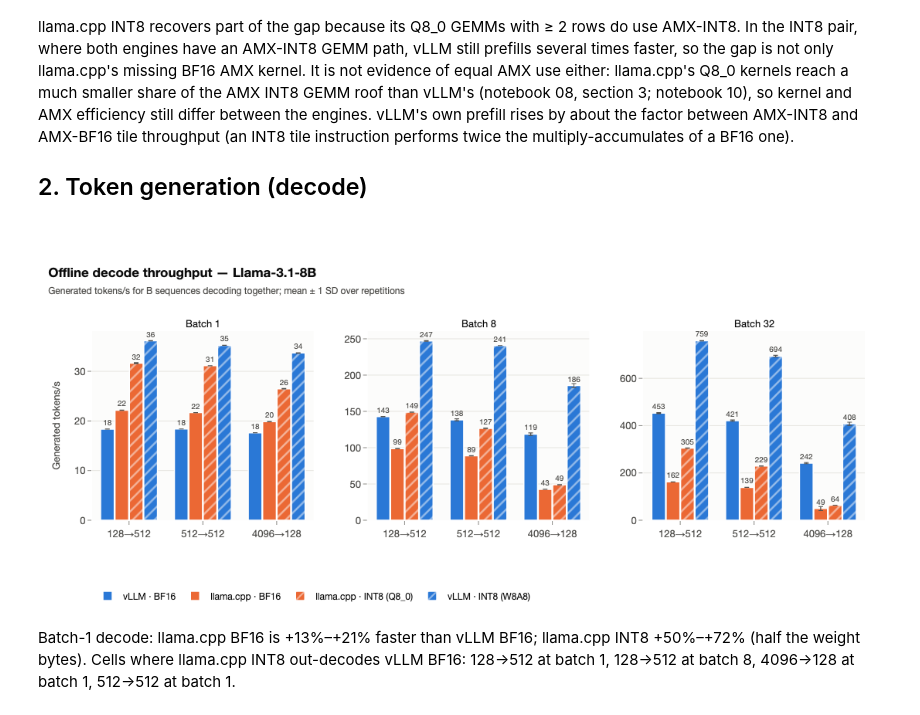
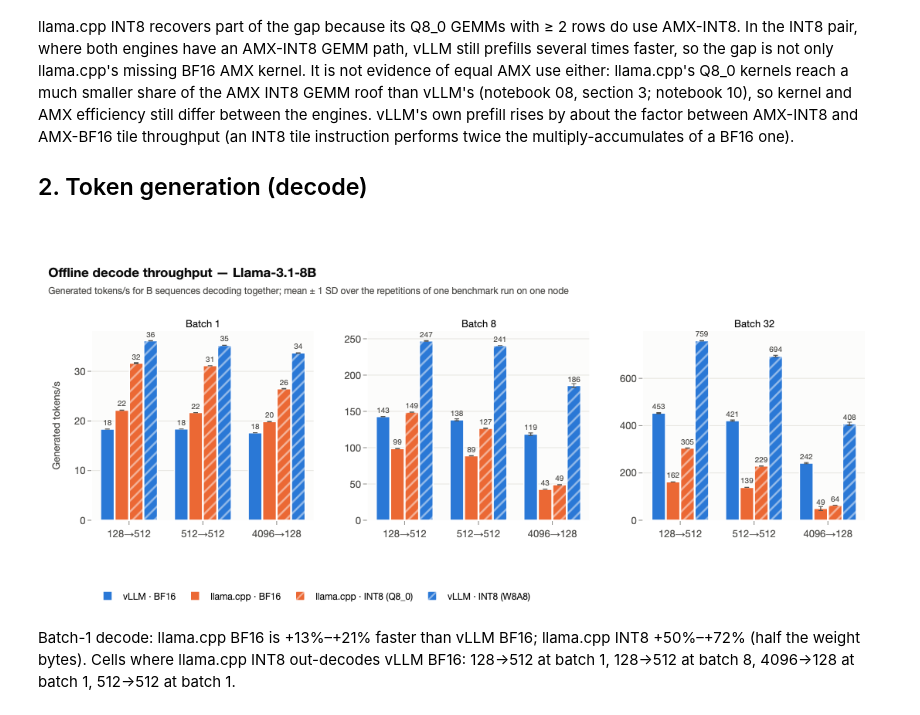
Before and after one commit to struggling-student/llm-backend-analysis, a Jupyter notebook: notebooks/backend_selection/02_offline_engine_benchmarks.ipynb, the cells around one changed output. Saved outputs shown, nothing was run; the diff lists cells and outputs as text; code cells hidden in the pictures.

```diff
--- a/notebooks/backend_selection/02_offline_engine_benchmarks.ipynb
+++ b/notebooks/backend_selection/02_offline_engine_benchmarks.ipynb
@@ -112,14 +112,14 @@ throughput (an INT8 tile instruction performs twice the multiply-accumulates of
 # %%
 fig = plots.grouped_bars(primary[primary["test"] == "decode"], x="workload_shape", y="tok_s_mean", error="tok_s_std",
                          facet="batch", facet_labels={1: "Batch 1", 8: "Batch 8", 32: "Batch 32"},
                          title=f"Offline decode throughput — {registry.model_label(MODEL)}",
-                         subtitle="Generated tokens/s for B sequences decoding together; mean ± 1 SD over repetitions",
+                         subtitle="Generated tokens/s for B sequences decoding together; mean ± 1 SD over the repetitions of one benchmark run on one node",
                          y_title="Generated tokens/s")
 fig.show()
 export_figure(fig, "offline_decode_throughput", source=NOTEBOOK,
-              caption="Offline decode tokens/s at batch 1, 8 and 32 for each engine (engine tools, scopes differ).")
+              caption="Offline decode tokens/s at batch 1, 8 and 32 for each engine (engine tools, scopes differ). Error bars: ±1 SD over the repetitions of one run on one node.")
 # %% [output]
-[figure, old version]
+[figure, new version]
 # %%
 d1 = primary[(primary["test"] == "decode") & (primary["batch"] == 1)].pivot_table(index="workload_shape",
                                                                                   columns="configuration_id",
```
Also changed, not shown: parts of 1 cell of this notebook, 10 other files.
